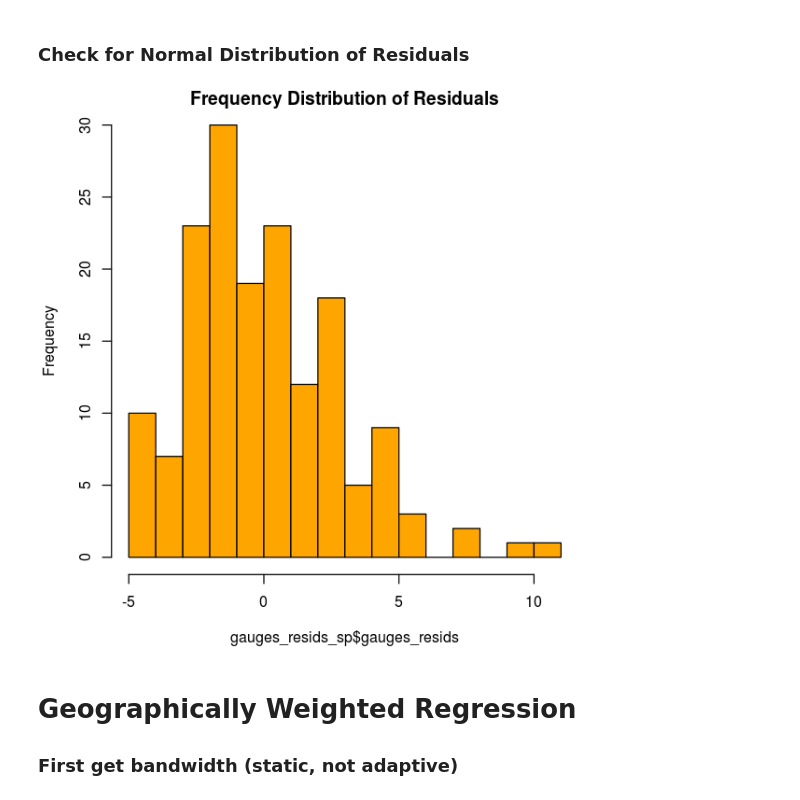
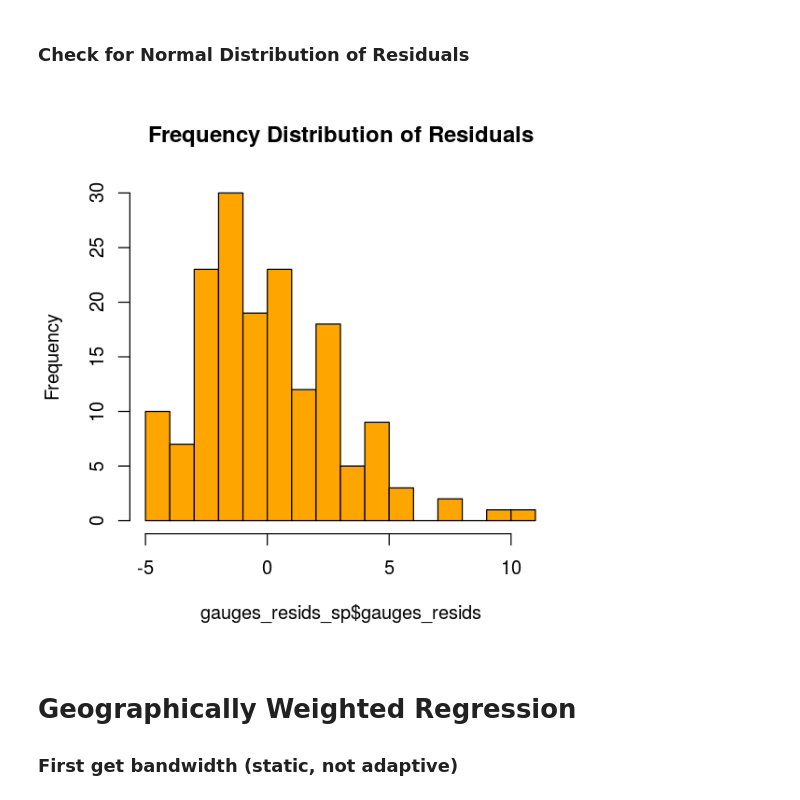
Before and after one commit to micha-silver/point_patterns, a Jupyter notebook: Point Pattern GWR.ipynb, the cells around one changed output. Cells and saved outputs as stored; diff of their text form; code cells hidden in the pictures.

```diff
--- a/Point Pattern GWR.ipynb
+++ b/Point Pattern GWR.ipynb
@@ -200,11 +181,11 @@ plot(gadm_1, fill=F, border='black', lwd=2, add=T)
 # %% [markdown]
 ### Check for Normal Distribution of Residuals
 # %%
-par(cex=0.8, mar=c(4,4,1,1)+0.1)
+options(repr.plot.width=5, repr.plot.height=5)
 hist(gauges_resids_sp$gauges_resids, col="orange",
      breaks=12, main="Frequency Distribution of Residuals")
 # %% [output]
-[figure, old version]
+[figure, new version]
 # %% [markdown]
 # Geographically Weighted Regression
 ### First get bandwidth  (static, not adaptive)
```
Also changed, not shown: parts of 8 cells of this notebook, 2 other files.
